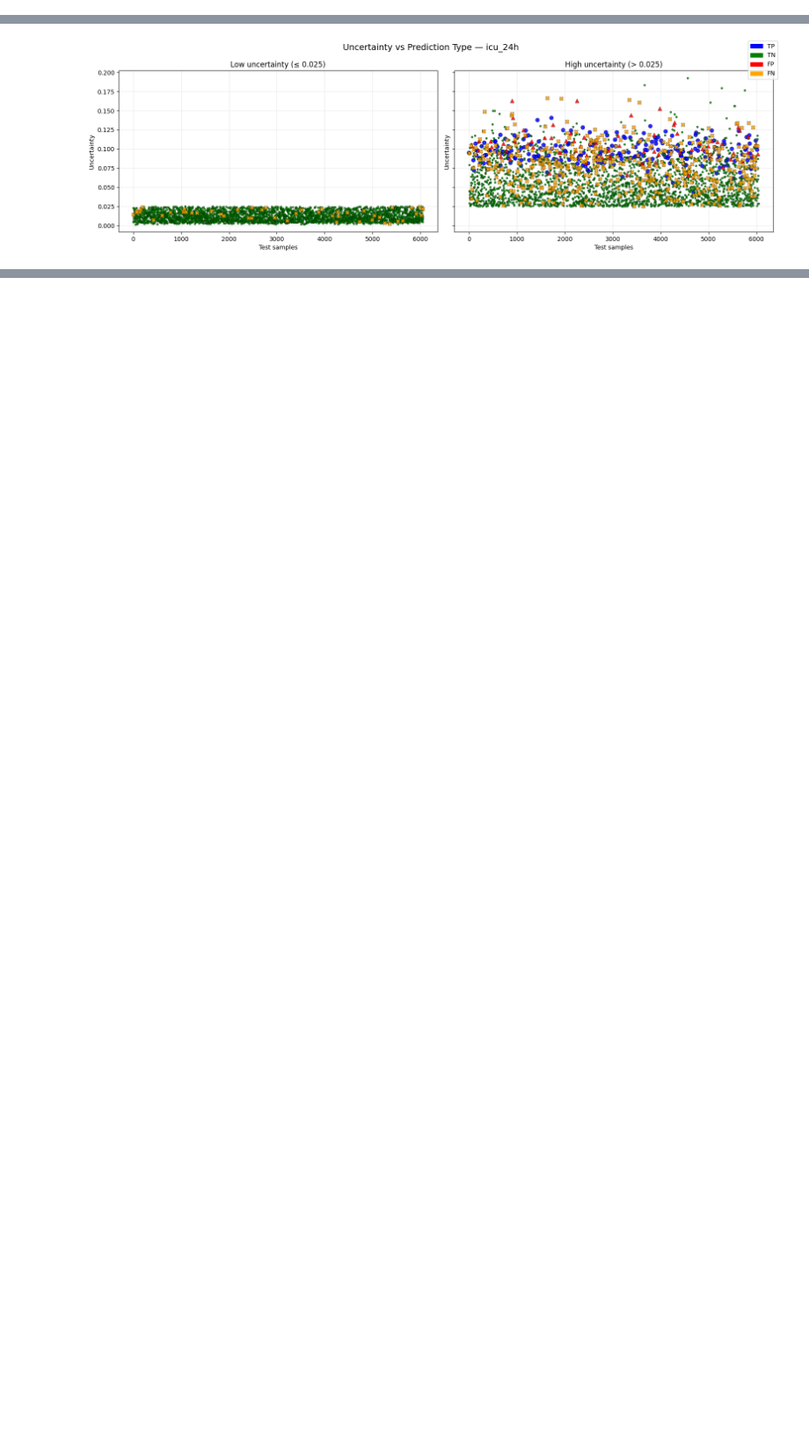
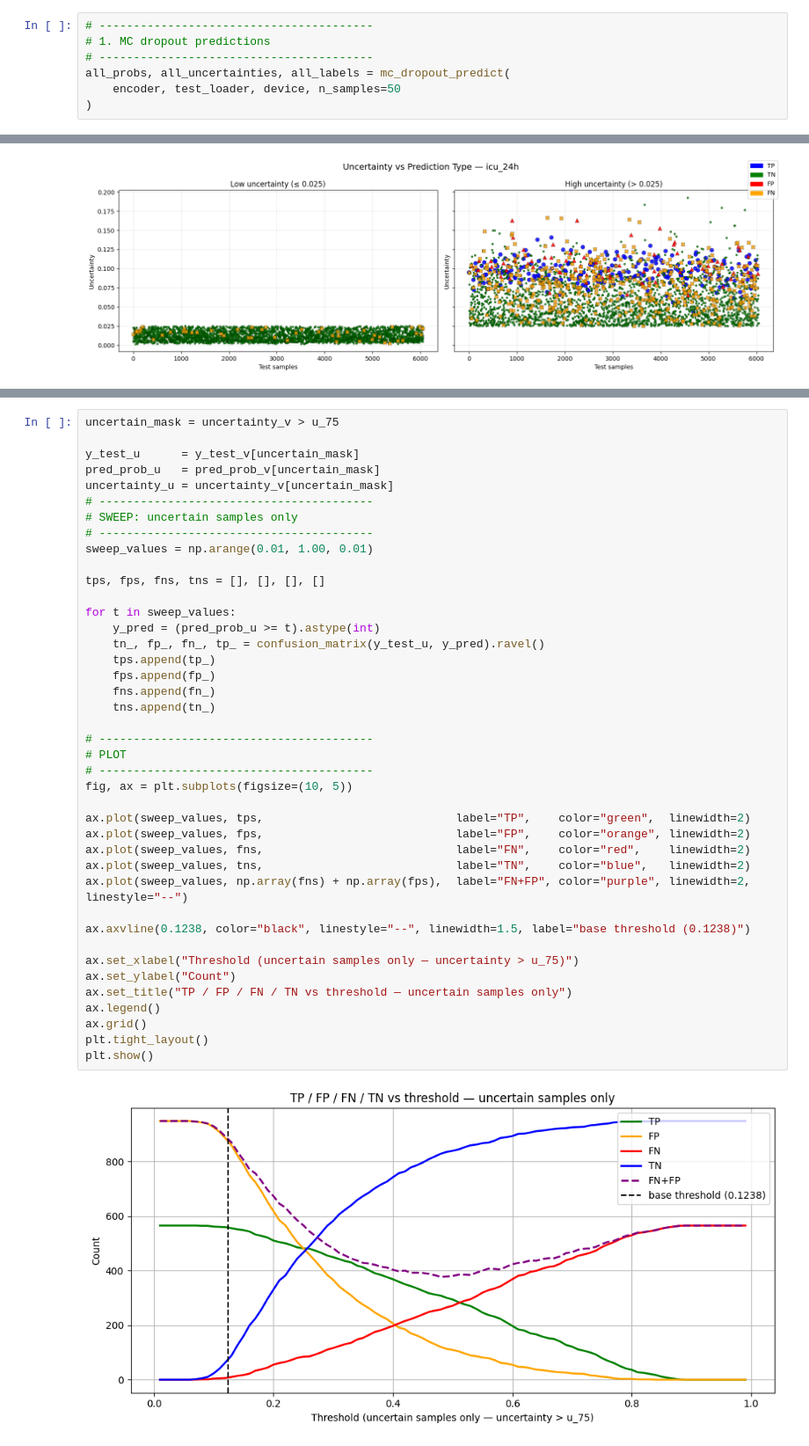
Before and after one commit to cookiehyun/Q-Model, a Jupyter notebook: Medical_DA_in_DL.ipynb, the cells around one changed output, grey strips where cells are left out. Shown at 88% size. Drawn from its saved outputs; the diff is of its cells as text; blank space fills up the shorter version.

```diff
--- a/Medical_DA_in_DL.ipynb
+++ b/Medical_DA_in_DL.ipynb
@@ -911,0 +812,7 @@ Running Monte Carlo Dropout...
+# %%
+# ----------------------------------------
+# 1. MC dropout predictions
+# ----------------------------------------
+all_probs, all_uncertainties, all_labels = mc_dropout_predict(
+    encoder, test_loader, device, n_samples=50
+)
@@ -1429,0 +1880,43 @@ plt.show()
+# %%
+uncertain_mask = uncertainty_v > u_75
+
+y_test_u      = y_test_v[uncertain_mask]
+pred_prob_u   = pred_prob_v[uncertain_mask]
+uncertainty_u = uncertainty_v[uncertain_mask]
+# ----------------------------------------
+# SWEEP: uncertain samples only
+# ----------------------------------------
+sweep_values = np.arange(0.01, 1.00, 0.01)
+
+tps, fps, fns, tns = [], [], [], []
+
+for t in sweep_values:
+    y_pred = (pred_prob_u >= t).astype(int)
+    tn_, fp_, fn_, tp_ = confusion_matrix(y_test_u, y_pred).ravel()
+    tps.append(tp_)
+    fps.append(fp_)
+    fns.append(fn_)
+    tns.append(tn_)
+
+# ----------------------------------------
+# PLOT
+# ----------------------------------------
+fig, ax = plt.subplots(figsize=(10, 5))
+
+ax.plot(sweep_values, tps,                            label="TP",    color="green",  linewidth=2)
+ax.plot(sweep_values, fps,                            label="FP",    color="orange", linewidth=2)
+ax.plot(sweep_values, fns,                            label="FN",    color="red",    linewidth=2)
+ax.plot(sweep_values, tns,                            label="TN",    color="blue",   linewidth=2)
+ax.plot(sweep_values, np.array(fns) + np.array(fps),  label="FN+FP", color="purple", linewidth=2, linestyle="--")
+
+ax.axvline(0.1238, color="black", linestyle="--", linewidth=1.5, label="base threshold (0.1238)")
+
+ax.set_xlabel("Threshold (uncertain samples only — uncertainty > u_75)")
+ax.set_ylabel("Count")
+ax.set_title("TP / FP / FN / TN vs threshold — uncertain samples only")
+ax.legend()
+ax.grid()
+plt.tight_layout()
+plt.show()
+# %% [output]
+[figure, added]
```
Also changed, not shown: parts of 29 cells of this notebook, 2 other files.
